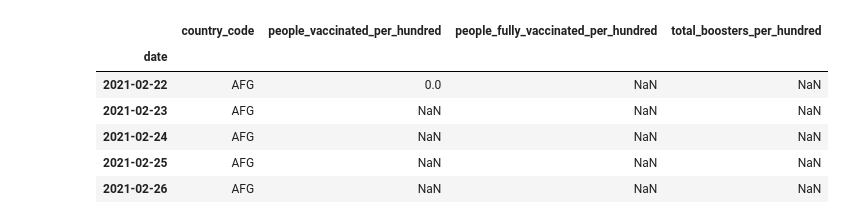
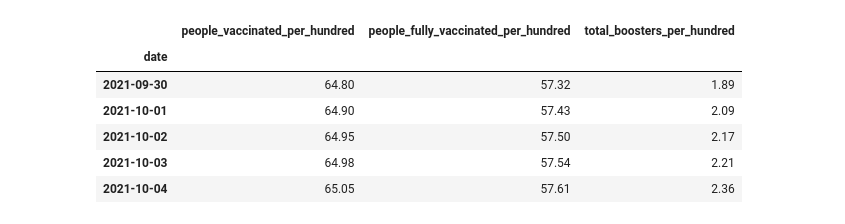
Before and after one commit to tekadata/covid_time_series_prediction, a Jupyter notebook: notebooks/Data_analysis-USA.ipynb, the cells around one changed output. Cells and saved outputs as stored; diff of their text form; code cells hidden in the pictures.

```diff
--- a/notebooks/Data_analysis-USA.ipynb
+++ b/notebooks/Data_analysis-USA.ipynb
@@ -120,39 +120,42 @@ df_economic= data_cleaning_all_index(df_economic_raw)
 df_c1 = data_cleaning_all_indicator(df_c1_raw)
 df_c2 = data_cleaning_all_indicator(df_c2_raw)
 df_c3 = data_cleaning_all_indicator(df_c3_raw)
 df_c4 = data_cleaning_all_indicator(df_c4_raw)
 df_c5 = data_cleaning_all_indicator(df_c5_raw)
 df_c6 = data_cleaning_all_indicator(df_c6_raw)
 df_c7 = data_cleaning_all_indicator(df_c6_raw)
 df_c8 = data_cleaning_all_indicator(df_c7_raw)
 
 df_e1 =data_cleaning_all_indicator(df_e1_raw)
 df_e2 = data_cleaning_all_indicator(df_e2_raw)
 
 df_h1 = data_cleaning_all_indicator(df_h1_raw)
 df_h2 = data_cleaning_all_indicator(df_h2_raw)
 df_h3 = data_cleaning_all_indicator(df_h3_raw)
 df_h6 = data_cleaning_all_indicator(df_h6_raw)
 df_h7 = data_cleaning_all_indicator(df_h7_raw)
 df_h8 =data_cleaning_all_indicator(df_h8_raw)
 
 
 # Data Frame target
 df_cases =data_cleaning_all_index(df_cases_raw)
 df_deaths = data_cleaning_all_index(df_deaths_raw)
 
 # Cleaning Vaccination Features
 df_vaccination = df_vaccination_raw.copy()
 df_vaccination = df_vaccination[['date','iso_code','people_vaccinated_per_hundred', 'people_fully_vaccinated_per_hundred', 'total_boosters_per_hundred']]
 df_vaccination=df_vaccination.set_index('date')
-df_vaccination.index = pd.to_datetime(df_vaccination.index)
-df_vaccination.rename(columns = {'iso_code': 'country_code'}, inplace = True)
+#df_vaccination = pd.to_datetime( df_vaccination.index)
+df_vaccination=df_vaccination[df_vaccination['iso_code']=='USA']
+df_vaccination=df_vaccination[['people_vaccinated_per_hundred', 'people_fully_vaccinated_per_hundred', 'total_boosters_per_hundred']]
+#df_vaccination.rename(columns = {'iso_code': 'country_code'}, inplace = True)
+df_vaccination.index = pd.to_datetime( df_vaccination.index)
 df_vaccination.head()
 # %% [output]
-|  | country_code | people_vaccinated_per_hundred | people_fully_vaccinated_per_hundred | total_boosters_per_hundred |
-| date |  |  |  |  |
-| 2021-02-22 | AFG | 0.0 | NaN | NaN |
-| 2021-02-23 | AFG | NaN | NaN | NaN |
-| 2021-02-24 | AFG | NaN | NaN | NaN |
-| 2021-02-25 | AFG | NaN | NaN | NaN |
-| 2021-02-26 | AFG | NaN | NaN | NaN |
+|  | people_vaccinated_per_hundred | people_fully_vaccinated_per_hundred | total_boosters_per_hundred |
+| date |  |  |  |
+| 2021-09-30 | 64.80 | 57.32 | 1.89 |
+| 2021-10-01 | 64.90 | 57.43 | 2.09 |
+| 2021-10-02 | 64.95 | 57.50 | 2.17 |
+| 2021-10-03 | 64.98 | 57.54 | 2.21 |
+| 2021-10-04 | 65.05 | 57.61 | 2.36 |
```
Also changed, not shown: parts of 5 cells of this notebook, 5 other files.
